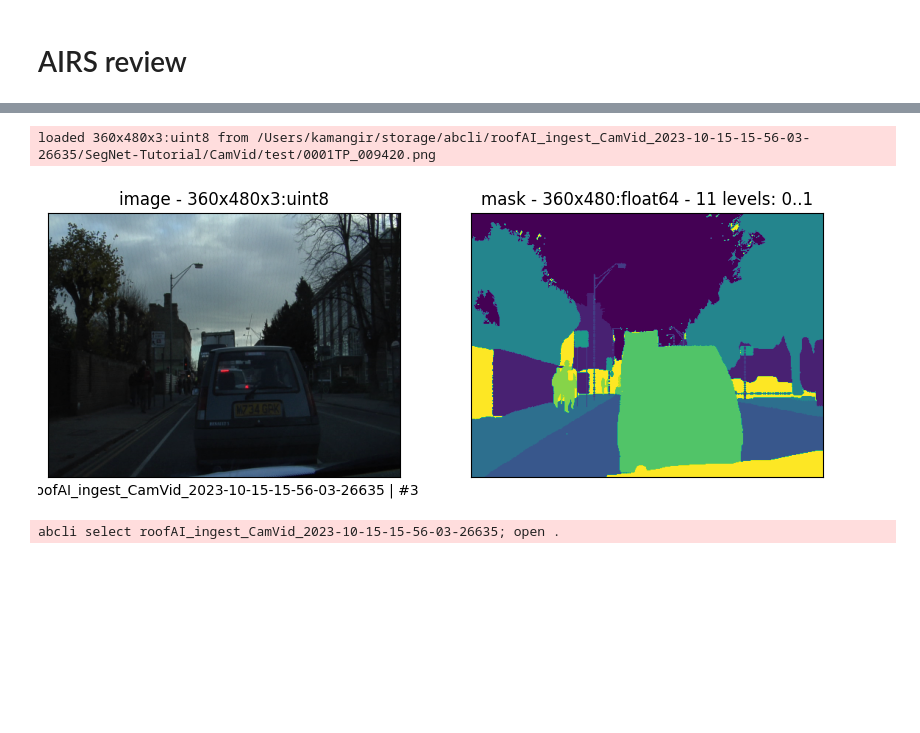
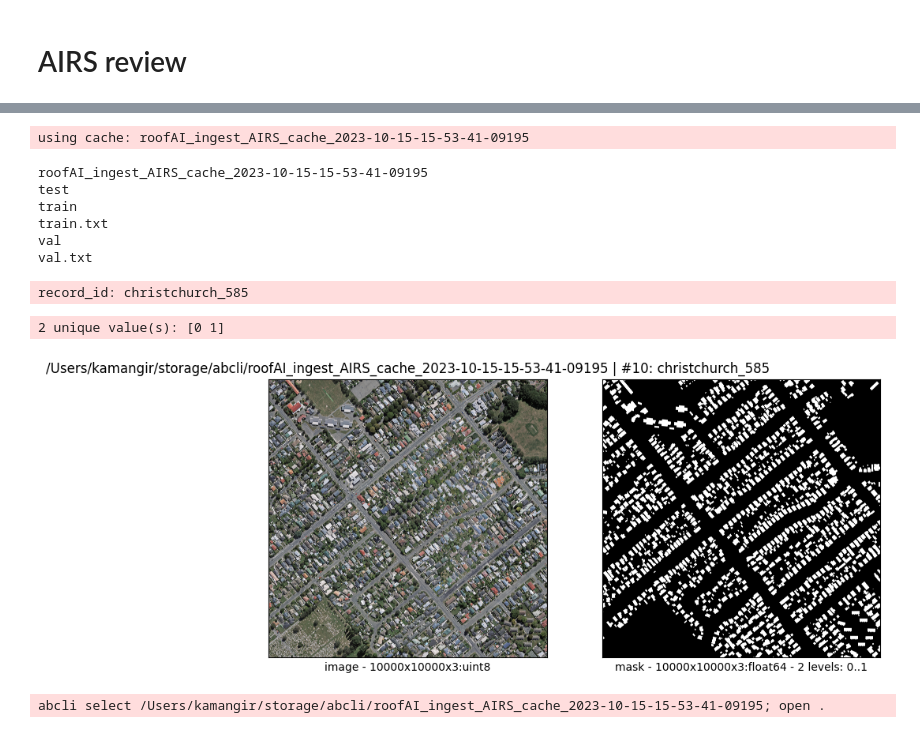
Before and after one commit to kamangir/roofAI, a Jupyter notebook: notebooks/ingest/AIRS.ipynb, the cells around one changed output, grey strips where cells are left out. Saved outputs shown, nothing was run; the diff lists cells and outputs as text; code cells hidden in the pictures; blank space fills up the shorter version.

Commit message:
AIRS.ipynb - kamangir/bolt#746

```diff
--- a/notebooks/ingest/AIRS.ipynb
+++ b/notebooks/ingest/AIRS.ipynb
@@ -47,17 +24,52 @@ array([ 0,  1,  2,  3,  4,  5,  6,  8,  9, 10, 11], dtype=uint8)
+# %%
+cache_object_name = cache.read("roofAI_ingest_AIRS_cache")
+assert cache_object_name
+logger.info(f"using cache: {cache_object_name}")
+
+subset = "test"
+index = 10
+# %% [output]
+using cache: roofAI_ingest_AIRS_cache_2023-10-15-15-53-41-09195
+# %%
+cache_object_path = objects.object_path(cache_object_name)
+# %%
+! ls {cache_object_path}
+# %% [output]
+roofAI_ingest_AIRS_cache_2023-10-15-15-53-41-09195
+test
+train
+train.txt
+val
+val.txt
+# %%
+record_id = file.name(file.list_of(os.path.join(cache_object_path,subset,"image/*.tif"))[index])
+logger.info(f"record_id: {record_id}")
+# %% [output]
+record_id: christchurch_585
+# %%
+success, image = file.load_image(os.path.join(cache_object_path,f"{subset}/image/{record_id}.tif"))
+assert success
+# %%
+success, mask = file.load_image(os.path.join(cache_object_path,f"{subset}/label/{record_id}.tif"))
+assert success
+
+unique_value = np.unique(mask)
+logger.info(f"{len(unique_value)} unique value(s): {unique_value}")
+# %% [output]
+2 unique value(s): [0 1]
 # %%
 visualize(
     {
-        "image": file.list_of(os.path.join(dataset_object_path,subset,"*.png"))[index],
-        "mask": mask_image/np.max(mask_image),
+        "image": image,
+        "mask": mask/np.max(mask),
     },
     in_notebook = True,
-    description = [dataset_object_name, f"#{index}"])
+    description = [cache_object_path, f"#{index}: {record_id}"])
 # %% [output]
-loaded 360x480x3:uint8 from /Users/kamangir/storage/abcli/roofAI_ingest_CamVid_2023-10-15-15-56-03-26635/SegNet-Tutorial/CamVid/test/0001TP_009420.png
-[figure, old version]
+[figure, new version]
 # %%
-seed.log(dataset_object_name)
+seed.log(cache_object_path)
 # %% [output]
-abcli select roofAI_ingest_CamVid_2023-10-15-15-56-03-26635; open .
+abcli select /Users/kamangir/storage/abcli/roofAI_ingest_AIRS_cache_2023-10-15-15-53-41-09195; open .
 # %%
 # END
```
Also changed, not shown: parts of 5 cells of this notebook, 4 other files.
